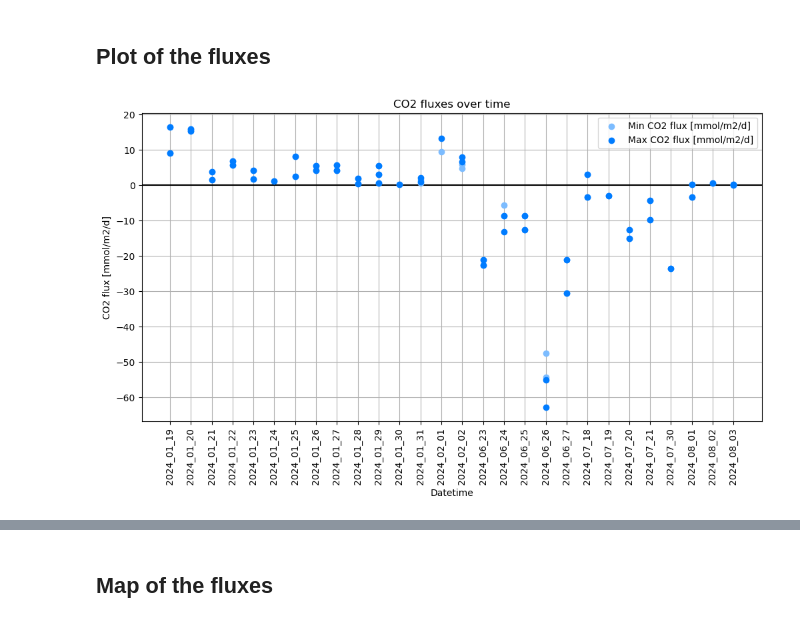
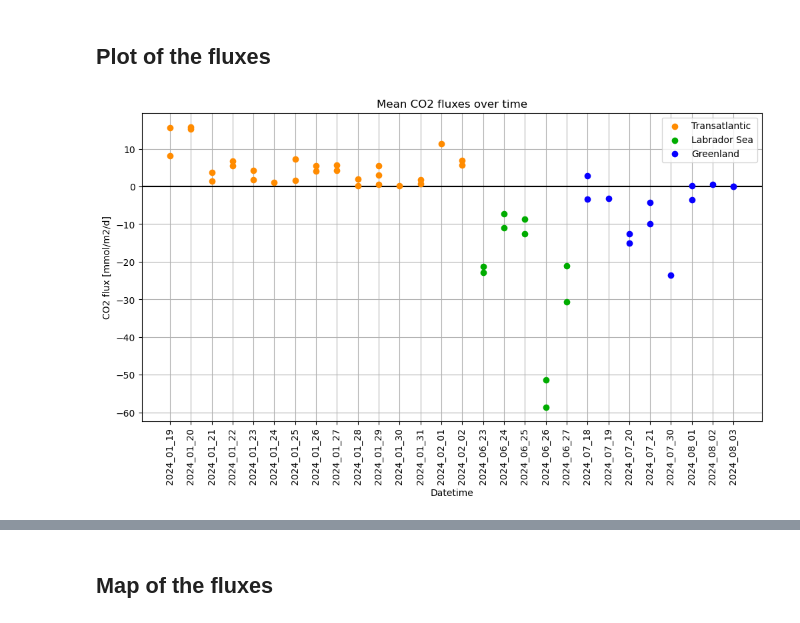
Before and after one commit to lolapricam/Sea-air_fluxes_Arctic, a Jupyter notebook: main_code.ipynb, the cells around one changed output, grey strips where cells are left out. Drawn from its saved outputs; the diff is of its cells as text; code cells hidden in the pictures.

```diff
--- a/main_code.ipynb
+++ b/main_code.ipynb
@@ -296,7 +297,8 @@ Ki_max_CH4_md = K600_max_md * (600 / Sc_CH4)**(-metadata["Max_n"])
 #Fick’s first law for CO2 (Fick, 1855)
 F_min_CO2_mmolm2d = Ki_min_CO2_md * (data["co2_mmolm3"] - C_eq_CO2_molm3 * 10**3)
 F_max_CO2_mmolm2d = Ki_max_CO2_md * (data["co2_mmolm3"] - C_eq_CO2_molm3 * 10**3)
+F_mean_CO2_mmolm2d = np.mean([F_min_CO2_mmolm2d, F_max_CO2_mmolm2d], axis = 0)
 
-df = pd.DataFrame({'Min CO2 flux': F_min_CO2_mmolm2d, 'Max CO2 flux': F_max_CO2_mmolm2d})
+df = pd.DataFrame({'Min CO2 flux': F_min_CO2_mmolm2d, 'Max CO2 flux': F_max_CO2_mmolm2d, 'Mean CO2 flux' : F_mean_CO2_mmolm2d })
 display(df)
 # %% [output]
@@ -350,7 +353,7 @@ display(df)
 df_CO2 = pd.DataFrame({'Datetime' : data["Datetime"], 'Lat' : data["Latitude"], 'Long' : data["Longitude"],  'Pi CO2 [Pa]' : Pi_CO2_Pa, 'n CO2 [mol]' : n_CO2_mol, 'Henrys coeff [molm3Pa] ' : hcpsalt_CO2_molm3Pa,
                    'C_eq CO2 [molm3]' : C_eq_CO2_molm3, 'Min K600 [m/d]' : K600_min_md, 'Max K600 [m/d]' : K600_max_md,
                    'Sc CO2 [-]' : Sc_CO2, 'Min Ki CO2 [m/d]' : Ki_min_CO2_md, 'Max Ki CO2 [m/d]' : Ki_max_CO2_md,
-                   'Min CO2 flux [mmol/m2/d]': F_min_CO2_mmolm2d, 'Max CO2 flux [mmol/m2/d]': F_max_CO2_mmolm2d})
+                   'Min CO2 flux [mmol/m2/d]': F_min_CO2_mmolm2d, 'Max CO2 flux [mmol/m2/d]': F_max_CO2_mmolm2d, 'Mean CO2 flux [mmol/m2/d]' : F_mean_CO2_mmolm2d})
 display(df_CO2)
 # %% [output]
 |  | Datetime | Lat | Long | Pi CO2 [Pa] | n CO2 [mol] | Henrys coeff [molm3Pa] | C_eq CO2 [molm3] | ... |
@@ -582,20 +609,27 @@ Greenland mean dissolved CO2: 1.88 ppm
 # %%
 #CO2 fluxes
 
 plt.figure(figsize=(12, 6))
-plt.scatter(df_CO2['Datetime'], df_CO2['Min CO2 flux [mmol/m2/d]'], marker='o', color = '#7cbcff', label='Min CO2 flux [mmol/m2/d]', zorder = 3)
-plt.scatter(df_CO2['Datetime'], df_CO2['Max CO2 flux [mmol/m2/d]'], marker='o', color = '#007cff',  label='Max CO2 flux [mmol/m2/d]', zorder = 3)
+#plt.scatter(df_CO2['Datetime'], df_CO2['Min CO2 flux [mmol/m2/d]'], marker='o', color = '#7cbcff', label='Min CO2 flux [mmol/m2/d]', zorder = 3)
+#plt.scatter(df_CO2['Datetime'], df_CO2['Max CO2 flux [mmol/m2/d]'], marker='o', color = '#007cff',  label='Max CO2 flux [mmol/m2/d]', zorder = 3)
+plt.scatter(df_CO2['Datetime'][:28], df_CO2['Mean CO2 flux [mmol/m2/d]'][:28], marker='o', color = '#ff8b00',  label='Transatlantic', zorder = 3)
+plt.scatter(df_CO2['Datetime'][28:38], df_CO2['Mean CO2 flux [mmol/m2/d]'][28:38], marker='o', color = '#00ac00',  label='Labrador Sea', zorder = 3)
+plt.scatter(df_CO2['Datetime'][38:], df_CO2['Mean CO2 flux [mmol/m2/d]'][38:], marker='o', color = '#0800ff',  label='Greenland', zorder = 3)
 plt.axhline(y=0, color='#000000', linestyle='-', linewidth=1.5, zorder=2)
 
-plt.title('CO2 fluxes over time')
+plt.title('Mean CO2 fluxes over time')
 plt.xlabel('Datetime')
 plt.ylabel('CO2 flux [mmol/m2/d]')
 plt.xticks(rotation=90)
 plt.grid(True, zorder=0)
 plt.legend()
+
+# Export as an image
+plt.savefig(os.path.join('Results', 'CO2_flux.png' ), bbox_inches='tight', dpi=300)
+
 plt.show()
 # %% [output]
-[figure, old version]
+[figure, new version]
 # %%
 #CH4 fluxes
 
```
Also changed, not shown: parts of 16 cells of this notebook, 24 other files.
